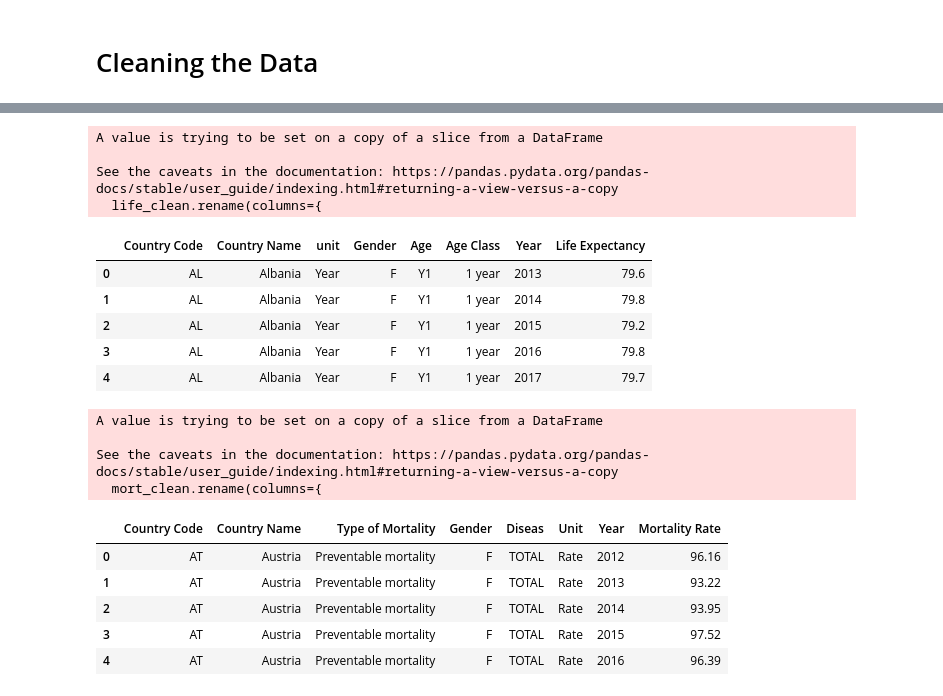
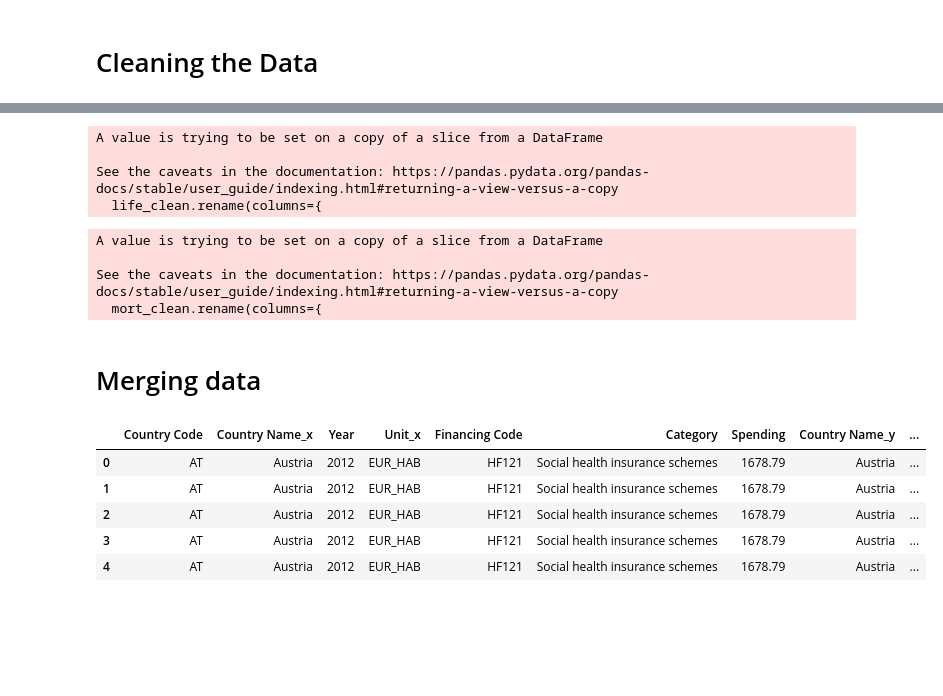
Before and after one commit to hejazn86/EU_healthcare_spending_analysis, a Jupyter notebook: notebooks/explore_and_clean_data.ipynb, the cells around one changed output, grey strips where cells are left out. Cells and saved outputs as stored; diff of their text form; code cells hidden in the pictures; blank space fills up the shorter version.

```diff
--- a/notebooks/explore_and_clean_data.ipynb
+++ b/notebooks/explore_and_clean_data.ipynb
@@ -71,17 +66,12 @@ life_clean.rename(columns={
 
 life_clean.head()
 # life_clean['Age'].value_counts()
+life_clean.to_csv('C:/Users/39351/github/Eu_healthcare_spending_analysis/data/cleaned/Cleaned_life_expectancy.csv')
 # %% [output]
 A value is trying to be set on a copy of a slice from a DataFrame
 
 See the caveats in the documentation: https://pandas.pydata.org/pandas-docs/stable/user_guide/indexing.html#returning-a-view-versus-a-copy
   life_clean.rename(columns={
-|  | Country Code | Country Name | unit | Gender | Age | Age Class | Year | Life Expectancy |
-| 0 | AL | Albania | Year | F | Y1 | 1 year | 2013 | 79.6 |
-| 1 | AL | Albania | Year | F | Y1 | 1 year | 2014 | 79.8 |
-| 2 | AL | Albania | Year | F | Y1 | 1 year | 2015 | 79.2 |
-| 3 | AL | Albania | Year | F | Y1 | 1 year | 2016 | 79.8 |
-| 4 | AL | Albania | Year | F | Y1 | 1 year | 2017 | 79.7 |
 # %%
 mort_df.head()
 mort_df.columns, mort_df.shape
@@ -102,14 +92,38 @@ mort_clean.rename(columns={
 }, inplace=True)
 
 mort_clean.head()
+mort_clean.to_csv('C:/Users/39351/github/Eu_healthcare_spending_analysis/data/cleaned/Cleaned_mortality_rate.csv')
 # %% [output]
 A value is trying to be set on a copy of a slice from a DataFrame
 
 See the caveats in the documentation: https://pandas.pydata.org/pandas-docs/stable/user_guide/indexing.html#returning-a-view-versus-a-copy
   mort_clean.rename(columns={
-|  | Country Code | Country Name | Type of Mortality | Gender | Diseas | Unit | Year | Mortality Rate |
-| 0 | AT | Austria | Preventable mortality | F | TOTAL | Rate | 2012 | 96.16 |
-| 1 | AT | Austria | Preventable mortality | F | TOTAL | Rate | 2013 | 93.22 |
-| 2 | AT | Austria | Preventable mortality | F | TOTAL | Rate | 2014 | 93.95 |
-| 3 | AT | Austria | Preventable mortality | F | TOTAL | Rate | 2015 | 97.52 |
-| 4 | AT | Austria | Preventable mortality | F | TOTAL | Rate | 2016 | 96.39 |
+# %% [markdown]
+# Merging data
+# %%
+## Find common countries and year in the datasets
+common_countries = set(exp_clean['Country Code']).intersection(life_clean['Country Code'], mort_clean['Country Code'])
+common_years = set(exp_clean['Year']).intersection(life_clean['Year'], mort_clean['Year'])
+
+# Filter the data
+exp_filtered = exp_clean[exp_clean['Country Code'].isin(common_countries) & exp_clean['Year'].isin(common_years)]
+life_filtered = life_clean[life_clean['Country Code'].isin(common_countries) & life_clean['Year'].isin(common_years)]
+mort_filtered = mort_clean[mort_clean['Country Code'].isin(common_countries) & mort_clean['Year'].isin(common_years)]
+
+
+# Merge the datasets on Country code and year
+merged_data = exp_filtered.merge(
+    life_filtered, on=['Country Code', 'Year'], how='inner'
+    ).merge(
+        mort_filtered, on=['Country Code', 'Year'],
+        how='inner'
+    )
+
+merged_data.head()
+# %% [output]
+|  | Country Code | Country Name_x | Year | Unit_x | Financing Code | Category | Spending | Country Name_y | ... |
+| 0 | AT | Austria | 2012 | EUR_HAB | HF121 | Social health insurance schemes | 1678.79 | Austria | ... |
+| 1 | AT | Austria | 2012 | EUR_HAB | HF121 | Social health insurance schemes | 1678.79 | Austria | ... |
+| 2 | AT | Austria | 2012 | EUR_HAB | HF121 | Social health insurance schemes | 1678.79 | Austria | ... |
+| 3 | AT | Austria | 2012 | EUR_HAB | HF121 | Social health insurance schemes | 1678.79 | Austria | ... |
+| 4 | AT | Austria | 2012 | EUR_HAB | HF121 | Social health insurance schemes | 1678.79 | Austria | ... |
```
Also changed, not shown: parts of 7 cells of this notebook, 1 other file.
